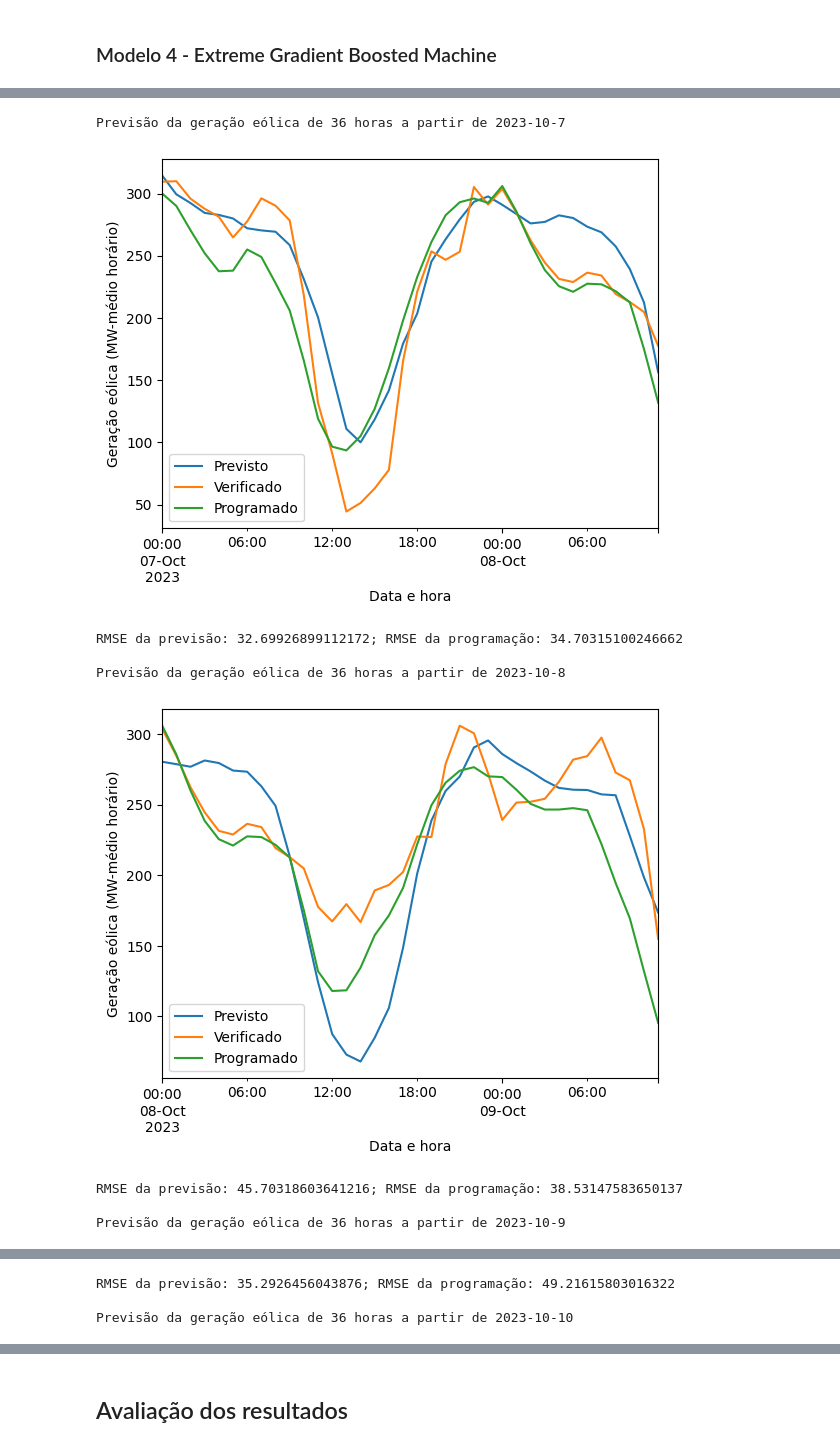
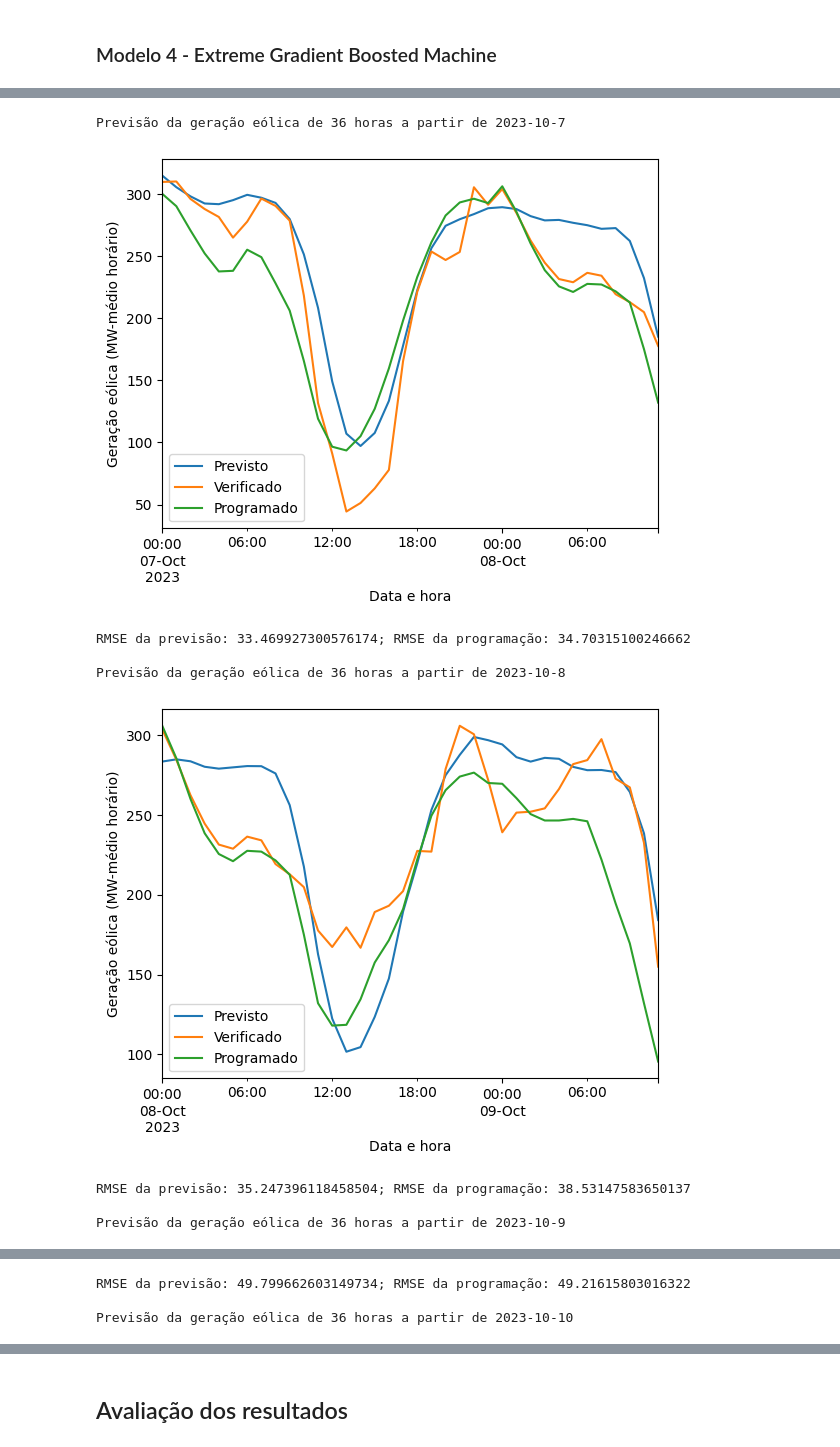
Before and after one commit to AlexandreWNeto/TCC_data_science_PUC_Minas, a Jupyter notebook: Cadernos/008_Previsão de geração em usinas eólicas.ipynb, the cells around one changed output, grey strips where cells are left out. Saved outputs shown, nothing was run; the diff lists cells and outputs as text; code cells hidden in the pictures.

```diff
--- a/Cadernos/008_Previsão de geração em usinas eólicas.ipynb
+++ b/Cadernos/008_Previsão de geração em usinas eólicas.ipynb
@@ -302,7 +302,7 @@ def transform_features_train_set(pipeline, X_train, y_train):
     X_train = pipeline.fit_transform(X_train)
     train_indices = X_train.index
     y_train = y_train.loc[train_indices]
-    return(X_train, y_train)
+    return(X_train, y_train)-
 # %%
 X_train_transformed, y_train_transformed = transform_features_train_set(pipeline, X_train, y_train)
 X_train_transformed
@@ -1091,12 +1091,12 @@ grid_search_results = {}
 
 df_grid_search_results = pd.DataFrame()
 
-eta = [0.1, 0.15, 0.2]
-n_estimators = [150,200,250]
-max_depth = [9,10]
-min_child_weight = 1
-reg_lambda = 0.0001
-subsample = [0.5,0.6]
+eta = [0.12, 0.125, 0.13]
+n_estimators = [247,248,249]
+max_depth = [6,7]
+min_child_weight = 7
+reg_lambda = 0.038
+subsample = [0.7,0.71]
 
 parameter_combinations = list(product(eta, n_estimators, max_depth, subsample))
 
@@ -1340,7 +1340,7 @@ model_3 = MultiOutputRegressor(LGBMRegressor(boosting = "gbdt",
                                              linear_tree=True,
                                              lambda_l1=0.0001,
                                              max_depth = 9,
-                                             min_data_in_leaf=28,
+                                             min_data_in_leaf=23,
                                              num_leaves=256,
                                              verbose=-1
                                             ))
@@ -1410,40 +1410,40 @@ Hiperparâmetros selecionados para o regressor XGBoost:
 # %%
 model_4 = MultiOutputRegressor(XGBRegressor(verbosity = 0, silent=True,
-                                           eta=0.1,
-                                           n_estimators=200,
-                                           max_depth=10,
-                                           min_child_weight=1,
-                                           reg_lambda=0.0001,
-                                           subsample=0.5))
+                                           eta=0.12,
+                                           n_estimators=247,
+                                           max_depth=6,
+                                           min_child_weight=7,
+                                           reg_lambda=0.038,
+                                           subsample=0.7))
 
 model_4.fit(X_train_transformed, y_train_transformed)
 
 rmse_pred_train=[]
 rmse_pred_test=[]
 rmse_prog=[]
 
 # Estimação do desempenho do modelo de predição quando aplicado ao conjunto de teste
 for cutoff_date in cutoff_dates:
     print(f"Previsão da geração eólica de {forecast_horizon} horas a partir de {cutoff_date}")
     forecasted_values, rmse_predicted_test, rmse_baseline = make_forecast_wind_generation(
         model=model_4, X=X_test, y=y_test,
         target_variables=target_variables,
         forecast_point_start=cutoff_date,
         forecast_horizon=forecast_horizon, pipeline=pipeline, baseline=baseline)
 
     print(f"RMSE da previsão: {rmse_predicted_test}; RMSE da programação: {rmse_baseline}\n")
     rmse_pred_test.append(rmse_predicted_test)
     rmse_prog.append(rmse_baseline)
 
 print(f"\nRMSE médio da previsão: {mean(rmse_pred_test)}")
 print(f"RMSE médio da programação: {mean(rmse_prog)}")
 # %% [output]
 Previsão da geração eólica de 36 horas a partir de 2023-10-7
-[figure, old version]
+[figure, new version]
-RMSE da previsão: 32.69926899112172; RMSE da programação: 34.70315100246662
+RMSE da previsão: 33.469927300576174; RMSE da programação: 34.70315100246662
 
 Previsão da geração eólica de 36 horas a partir de 2023-10-8
-[figure, old version]
+[figure, new version]
-RMSE da previsão: 45.70318603641216; RMSE da programação: 38.53147583650137
+RMSE da previsão: 35.247396118458504; RMSE da programação: 38.53147583650137
 
 Previsão da geração eólica de 36 horas a partir de 2023-10-9
@@ -1451,3 +1451,3 @@ Previsão da geração eólica de 36 horas a partir de 2023-10-9
-RMSE da previsão: 35.2926456043876; RMSE da programação: 49.21615803016322
+RMSE da previsão: 49.799662603149734; RMSE da programação: 49.21615803016322
 
 Previsão da geração eólica de 36 horas a partir de 2023-10-10
```
Also changed, not shown: parts of 32 cells of this notebook, 9 other files.
